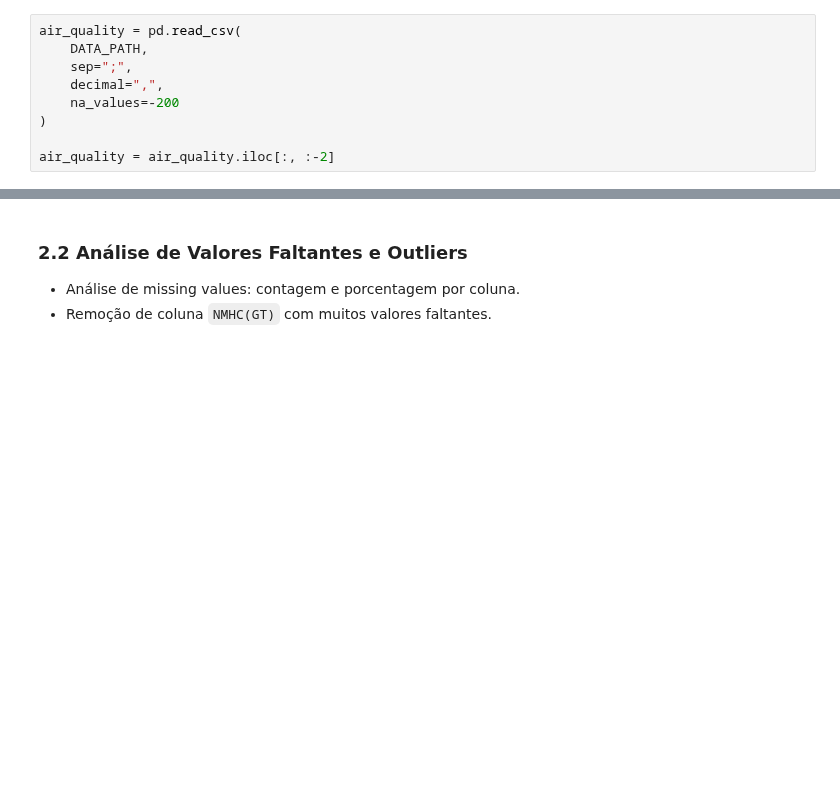
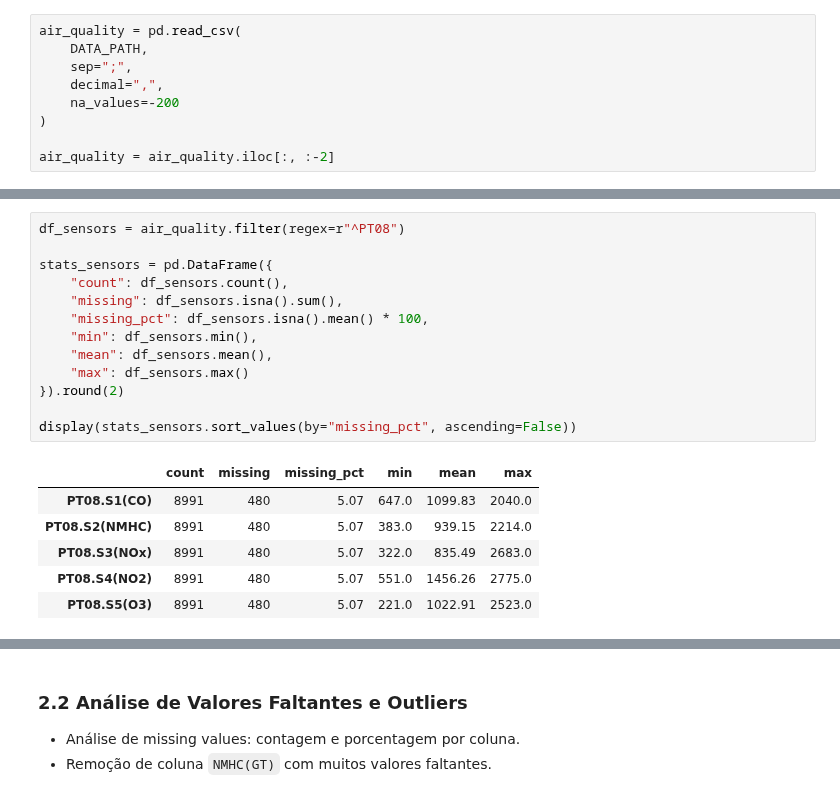
Before and after one commit to diego-nac/ica-homeworks, a Jupyter notebook: homework3/code.ipynb, the cells around one changed output, grey strips where cells are left out. Drawn from its saved outputs; the diff is of its cells as text; blank space fills up the shorter version.

```diff
--- a/homework3/code.ipynb
+++ b/homework3/code.ipynb
@@ -59,0 +86,20 @@ air_quality = air_quality.iloc[:, :-2]
+# %%
+df_sensors = air_quality.filter(regex=r"^PT08")
+
+stats_sensors = pd.DataFrame({
+    "count": df_sensors.count(),
+    "missing": df_sensors.isna().sum(),
+    "missing_pct": df_sensors.isna().mean() * 100,
+    "min": df_sensors.min(),
+    "mean": df_sensors.mean(),
+    "max": df_sensors.max()
+}).round(2)
+
+display(stats_sensors.sort_values(by="missing_pct", ascending=False))
+# %% [output]
+|  | count | missing | missing_pct | min | mean | max |
+| PT08.S1(CO) | 8991 | 480 | 5.07 | 647.0 | 1099.83 | 2040.0 |
+| PT08.S2(NMHC) | 8991 | 480 | 5.07 | 383.0 | 939.15 | 2214.0 |
+| PT08.S3(NOx) | 8991 | 480 | 5.07 | 322.0 | 835.49 | 2683.0 |
+| PT08.S4(NO2) | 8991 | 480 | 5.07 | 551.0 | 1456.26 | 2775.0 |
+| PT08.S5(O3) | 8991 | 480 | 5.07 | 221.0 | 1022.91 | 2523.0 |
```
Also changed, not shown: parts of 6 cells of this notebook, 36 other files.
